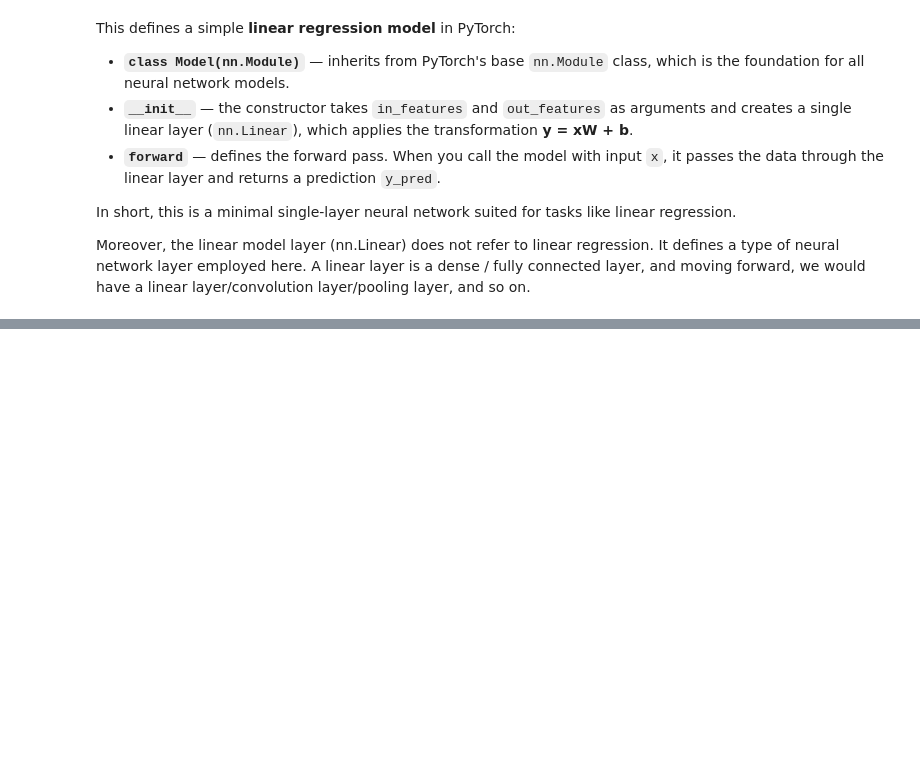
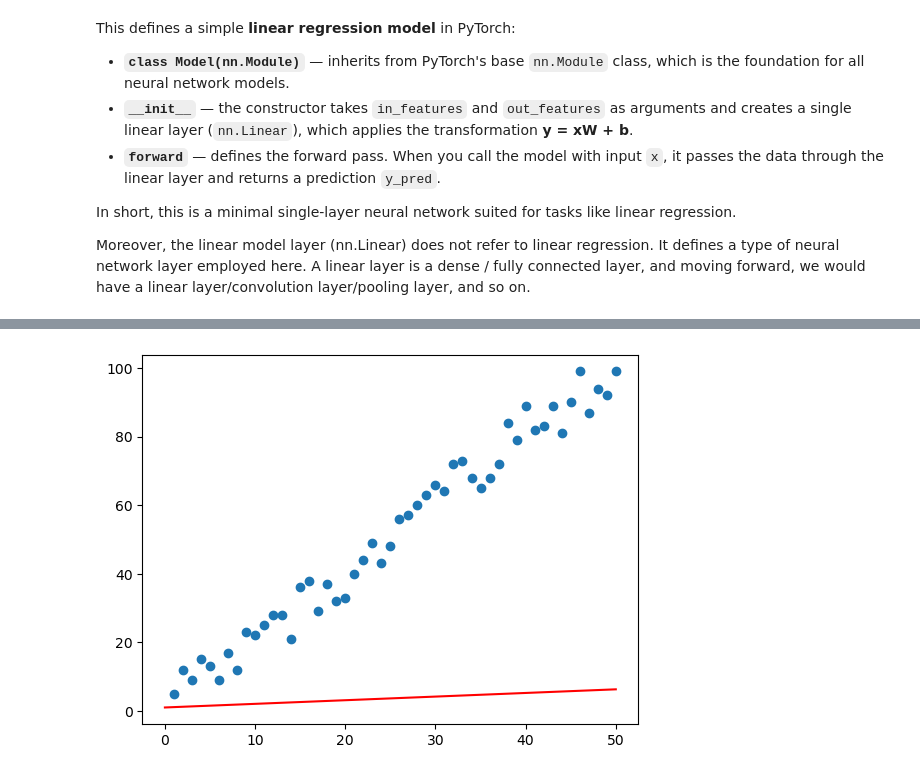
Before and after one commit to sulabola/PyTorch_for_Deep_Learning, a Jupyter notebook: Chapter 5 - Artificial Neural Networks.ipynb, the cells around one changed output, grey strips where cells are left out. Drawn from its saved outputs; the diff is of its cells as text; code cells hidden in the pictures; blank space fills up the shorter version.

```diff
--- a/Chapter 5 - Artificial Neural Networks.ipynb
+++ b/Chapter 5 - Artificial Neural Networks.ipynb
@@ -290,0 +316,6 @@ Moreover, the linear model layer (nn.Linear) does not refer to linear regression
+# %%
+### See how the model predicts y values for different values of x.
+### Note: We did not train the model. We are starting with a random weight and bias, and we expect the model to perform not that well.
+
+x1 = np.linspace(0.0,50.0,50)
+x1
@@ -290,0 +333,5 @@ Moreover, the linear model layer (nn.Linear) does not refer to linear regression
+# %%
+w1 = 0.1059
+b1 = 0.9637
+
+print(w1, b1)
@@ -290,0 +340,3 @@ Moreover, the linear model layer (nn.Linear) does not refer to linear regression
+# %%
+y1 = w1*x1 + b1
+y1
@@ -290,0 +354,5 @@ Moreover, the linear model layer (nn.Linear) does not refer to linear regression
+# %%
+plt.scatter(X.numpy(), y.numpy()) ### Acutal values
+plt.plot(x1,y1,'r'); ### Predictions
+# %% [output]
+[figure, added]
```
Also changed, not shown: parts of 15 cells of this notebook.
